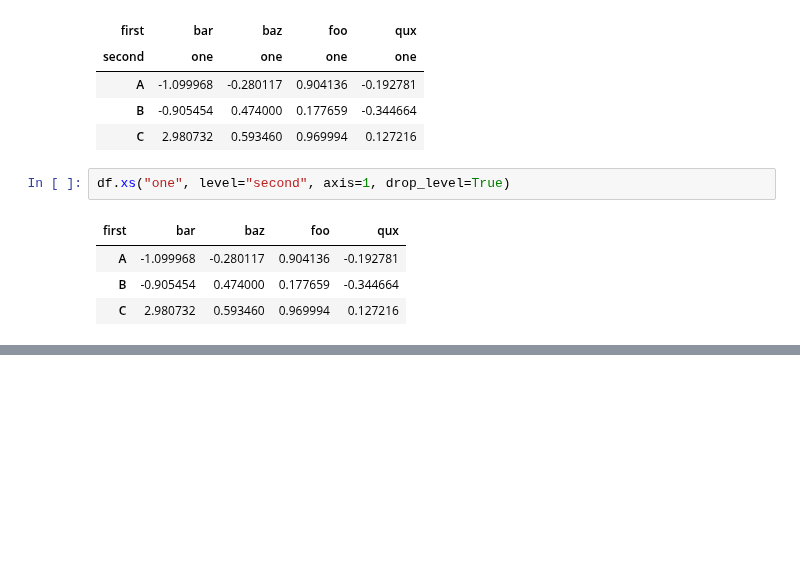
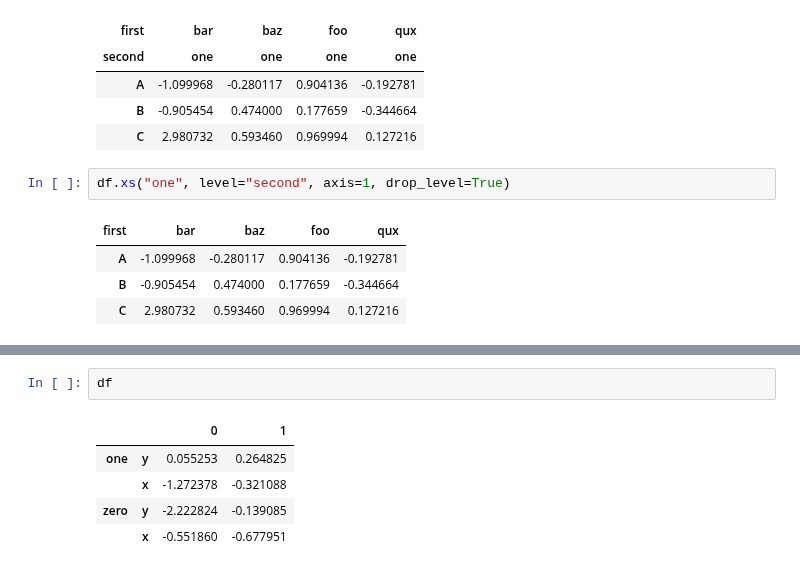
Before and after one commit to ilyak93/self-studying, a Jupyter notebook: DataEngineering/pandas/pandas_advanced_indexing.ipynb, the cells around one changed output, grey strips where cells are left out. Cells and saved outputs as stored; diff of their text form; blank space fills up the shorter version.

```diff
--- a/DataEngineering/pandas/pandas_advanced_indexing.ipynb
+++ b/DataEngineering/pandas/pandas_advanced_indexing.ipynb
@@ -885,0 +923,8 @@ df.xs("one", level="second", axis=1, drop_level=True)
+# %%
+df
+# %% [output]
+|  |  | 0 | 1 |
+| one | y | 0.055253 | 0.264825 |
+|  | x | -1.272378 | -0.321088 |
+| zero | y | -2.222824 | -0.139085 |
+|  | x | -0.551860 | -0.677951 |
```
Also changed, not shown: parts of 14 cells of this notebook.
